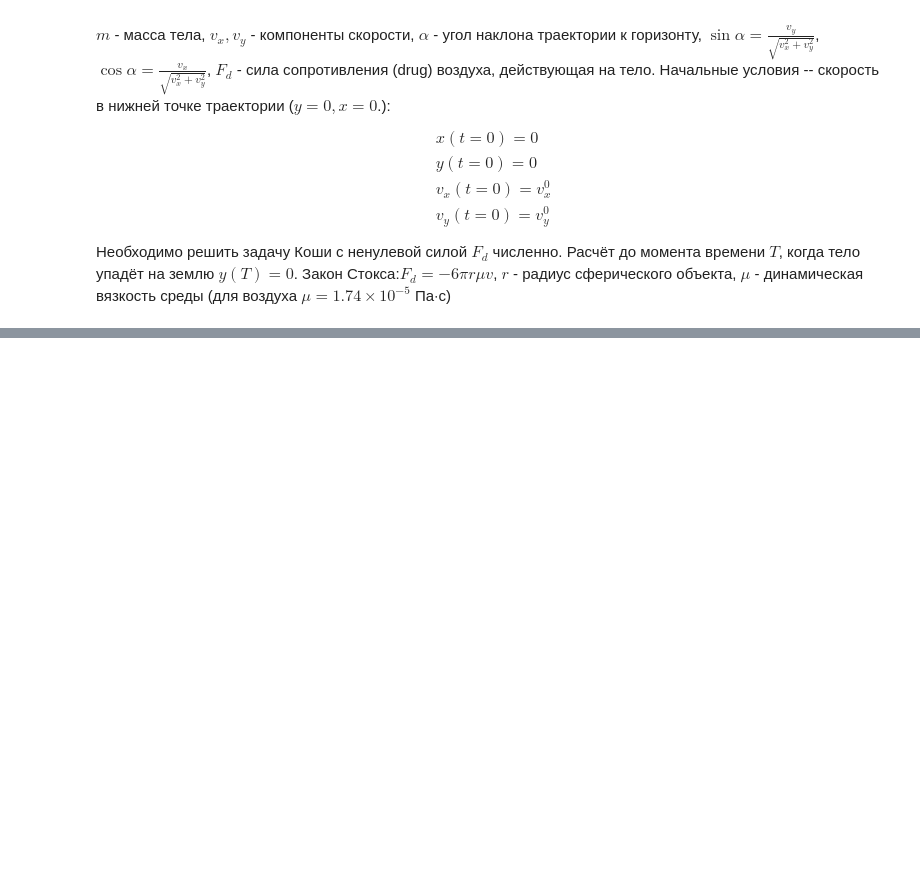
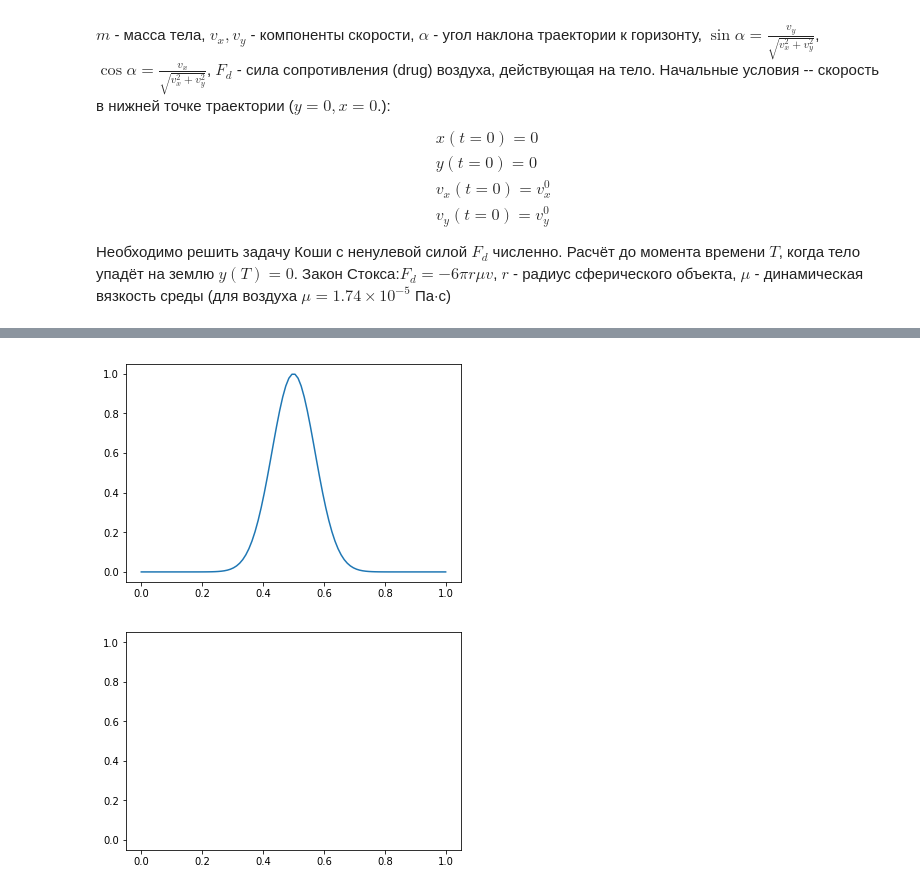
Before and after one commit to chikitkin/comp_math_mipt, a Jupyter notebook: 11-lecture/11-prac.ipynb, the cells around one changed output, grey strips where cells are left out. Drawn from its saved outputs; the diff is of its cells as text; code cells hidden in the pictures; blank space fills up the shorter version.

```diff
--- a/11-lecture/11-prac.ipynb
+++ b/11-lecture/11-prac.ipynb
@@ -82,0 +116,61 @@ $r$ - радиус сферического объекта, $\mu$ - динами
+# %%
+import numpy as np
+import matplotlib.pyplot as plt
+import matplotlib.animation as animation
+
+u0 = lambda x : np.exp(-100*(x-0.5)**2) # Начальное условие
+# xx = np.linspace(0,1,100)
+# plt.plot(xx, u0(xx))
+
+N = 100 # число интервалов по x
+T = 1 # Конечный момент времени
+nt = 100 # Число шагов по времени
+h = 1/N
+dt = T/nt
+x = np.linspace(0, 1, N+1)
+t = np.linspace(0, T, nt+1)
+U = np.zeros((nt + 1, N + 1)) # Численное решение
+U[0,:] = u0(x)
+
+#
+# Реализация метода здесь
+#
+
+
+#
+# Так можно сделать анимацию (нужно запустить не в Jupyter)
+#
+
+# Удалите это, когда получите численное решение
+for i in range(1, N+1):
+    U[i,:] = U[0,:] * (N - i)/N
+
+fig, ax = plt.subplots()
+
+line, = ax.plot(x, u0(x))
+
+def init():
+    line.set_ydata([np.nan] * len(x))
+    return line,
+
+def animate(i):
+    line.set_ydata(U[i,:])  # update the data.
+    return line,
+# interval - расстояние между кадрами в миллисекундах
+ani = animation.FuncAnimation(
+    fig, animate, init_func=init, interval=100, frames = np.arange(nt+1), blit=True, save_count=50)
+
+# To save the animation, use e.g.
+#
+#ani.save("movie.mp4")
+#
+# or
+#
+# from matplotlib.animation import FFMpegWriter
+# writer = FFMpegWriter(fps=15, metadata=dict(artist='Me'), bitrate=1800)
+# ani.save("movie.mp4", writer=writer)
+
+plt.show()
+# %% [output]
+[figure, added]
+[figure, added]
```
Also changed, not shown: parts of 1 cell of this notebook, 1 other file.
